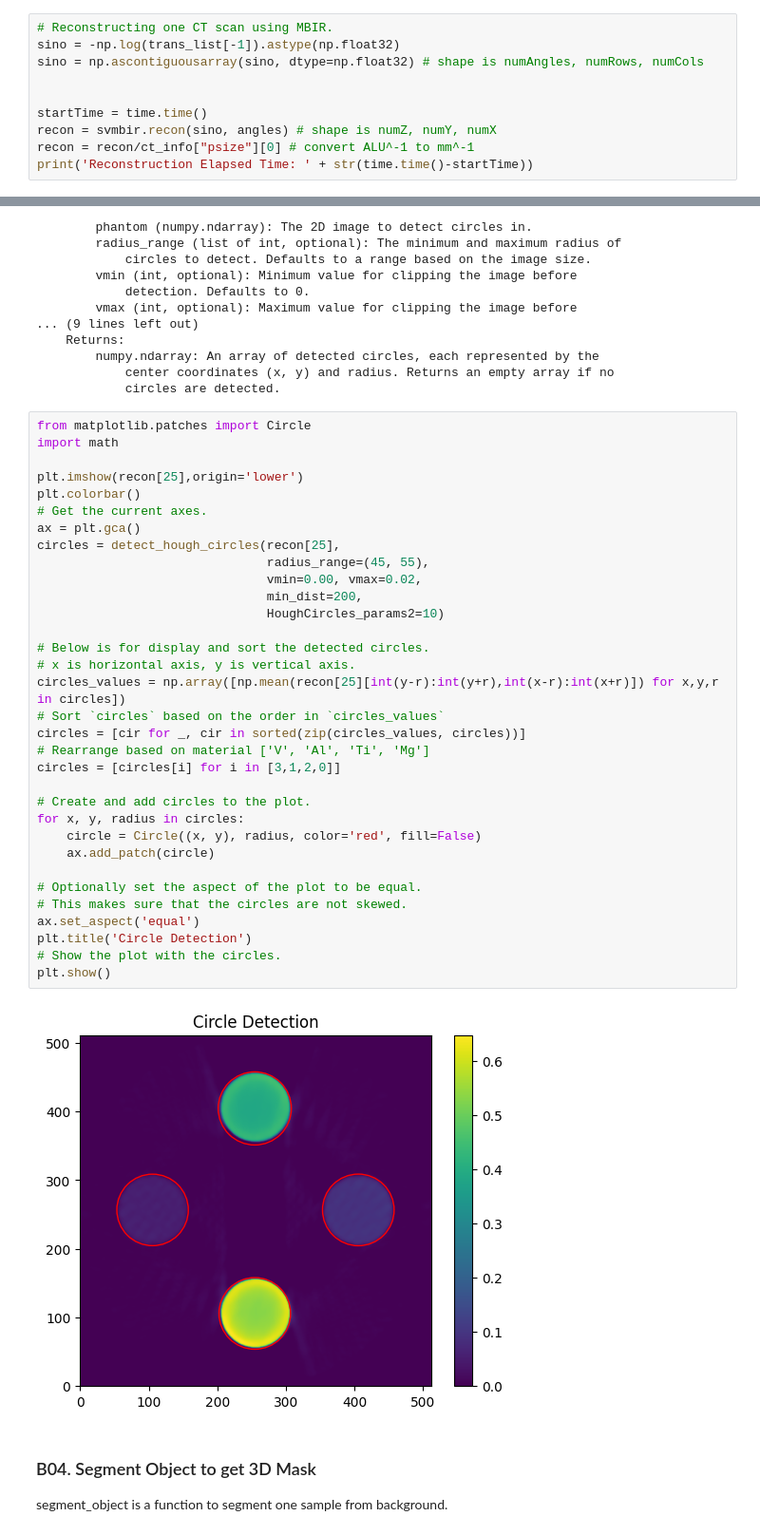
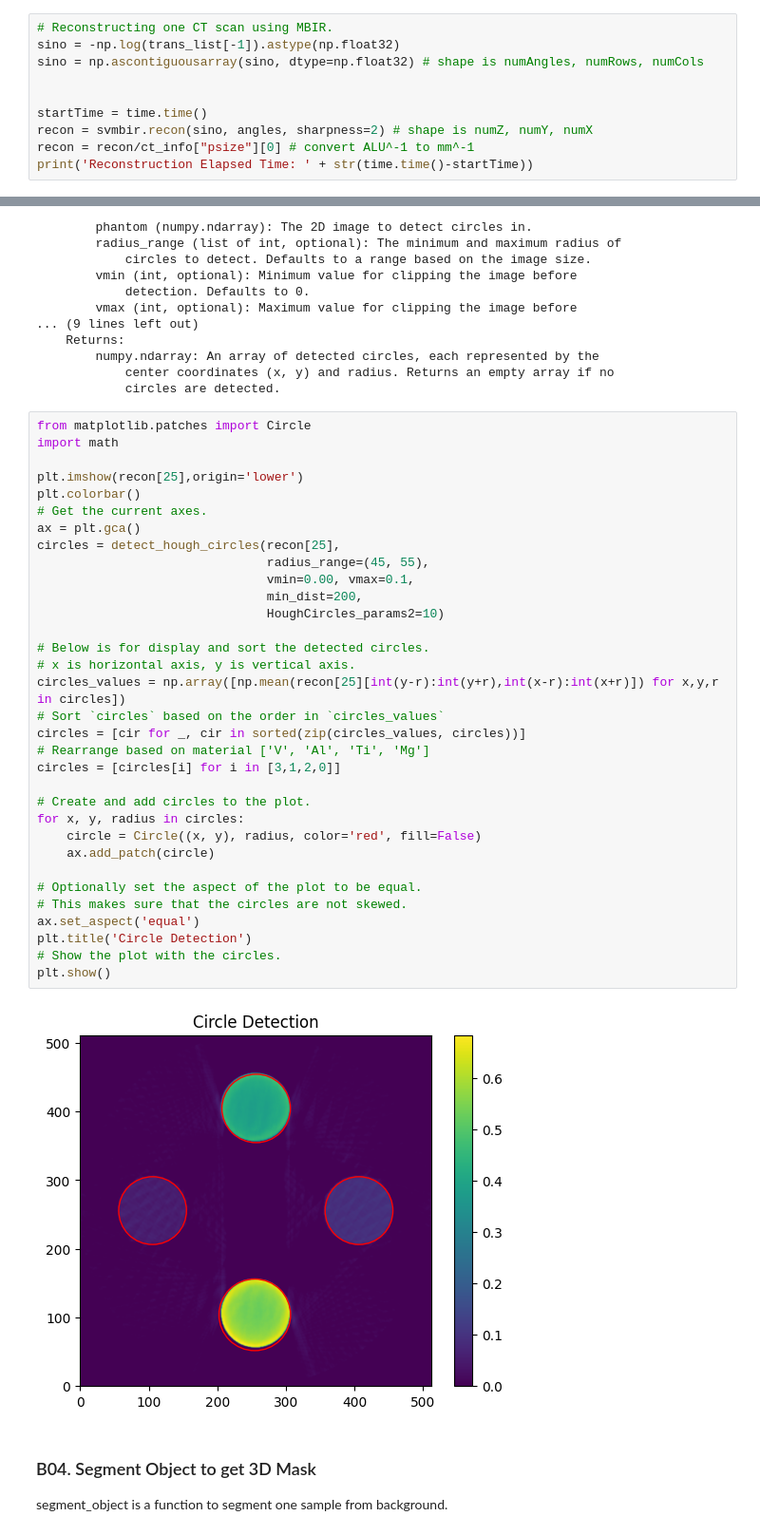
Before and after one commit to cabouman/xcal, a Jupyter notebook: examples/T02_Calibration_SVMBIR.ipynb, the cells around one changed output, grey strips where cells are left out. Shown at 95% size. Saved outputs shown, nothing was run; the diff lists cells and outputs as text.

```diff
--- a/examples/T02_Calibration_SVMBIR.ipynb
+++ b/examples/T02_Calibration_SVMBIR.ipynb
@@ -442,7 +442,7 @@ sino = np.ascontiguousarray(sino, dtype=np.float32) # shape is numAngles, numRow
 
 
 startTime = time.time()
-recon = svmbir.recon(sino, angles) # shape is numZ, numY, numX
+recon = svmbir.recon(sino, angles, sharpness=2) # shape is numZ, numY, numX
 recon = recon/ct_info["psize"][0] # convert ALU^-1 to mm^-1
 print('Reconstruction Elapsed Time: ' + str(time.time()-startTime))
 # %% [output]
@@ -494,35 +494,35 @@ import math
 
 plt.imshow(recon[25],origin='lower')
 plt.colorbar()
 # Get the current axes.
 ax = plt.gca()
 circles = detect_hough_circles(recon[25],
                                radius_range=(45, 55),
-                               vmin=0.00, vmax=0.02,
+                               vmin=0.00, vmax=0.1,
                                min_dist=200,
                                HoughCircles_params2=10)
 
 # Below is for display and sort the detected circles.
 # x is horizontal axis, y is vertical axis.
 circles_values = np.array([np.mean(recon[25][int(y-r):int(y+r),int(x-r):int(x+r)]) for x,y,r in circles])
 # Sort `circles` based on the order in `circles_values`
 circles = [cir for _, cir in sorted(zip(circles_values, circles))]
 # Rearrange based on material ['V', 'Al', 'Ti', 'Mg']
 circles = [circles[i] for i in [3,1,2,0]]
 
 # Create and add circles to the plot.
 for x, y, radius in circles:
     circle = Circle((x, y), radius, color='red', fill=False)
     ax.add_patch(circle)
 
 # Optionally set the aspect of the plot to be equal.
 # This makes sure that the circles are not skewed.
 ax.set_aspect('equal')
 plt.title('Circle Detection')
 # Show the plot with the circles.
 plt.show()
 # %% [output]
-[figure, old version]
+[figure, new version]
 # %% [markdown]
 ### B04. Segment Object to get 3D Mask
 
```
Also changed, not shown: parts of 6 cells of this notebook.
